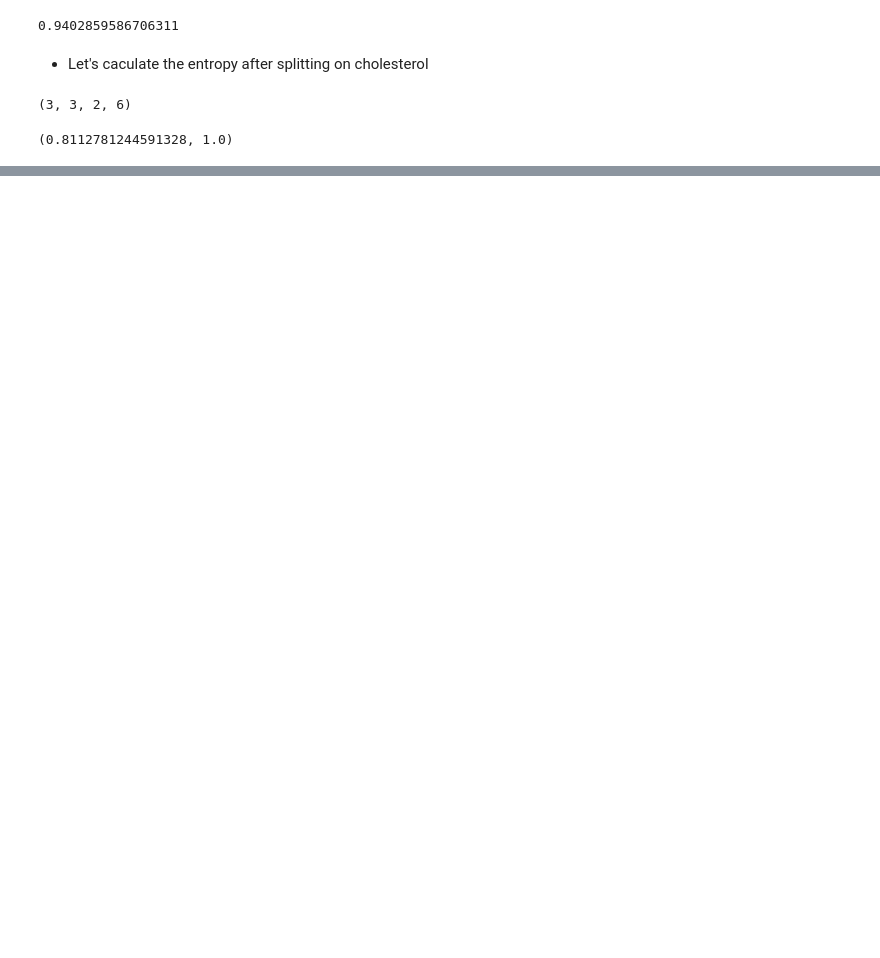
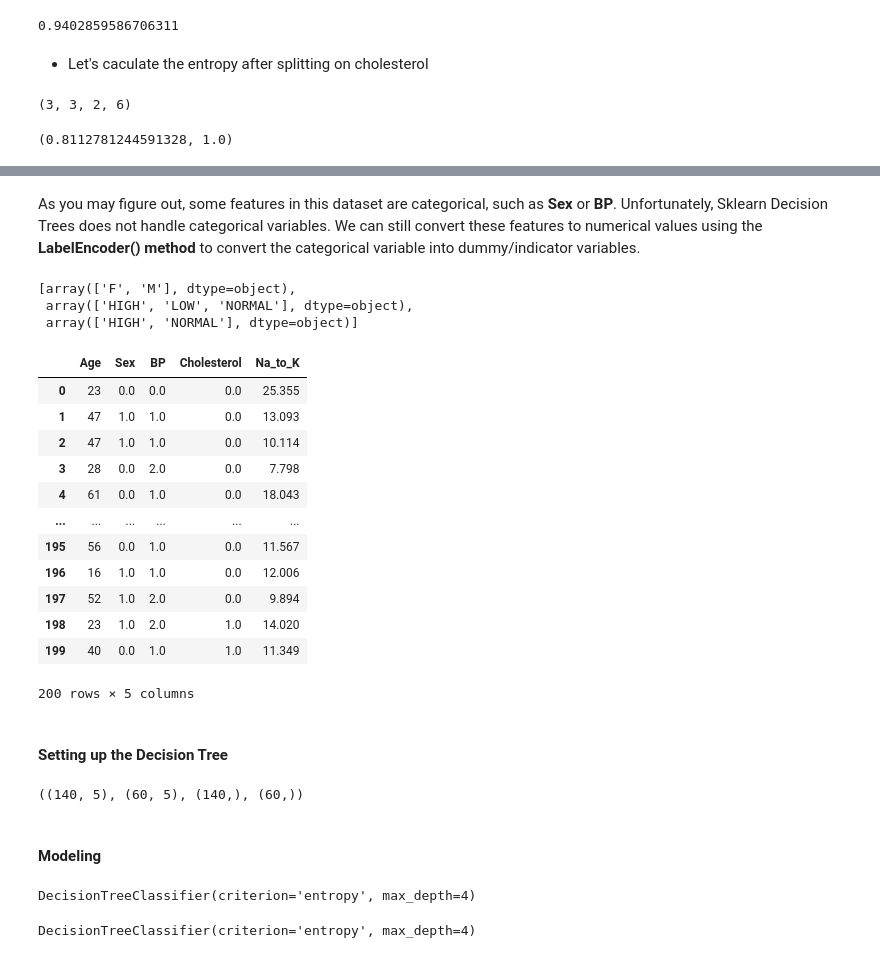
Before and after one commit to PaulToronto/IBM---AI-Engineering-Professional-Certificate, a Jupyter notebook: 1_3_Classification.ipynb, the cells around one changed output, grey strips where cells are left out. Saved outputs shown, nothing was run; the diff lists cells and outputs as text; code cells hidden in the pictures; blank space fills up the shorter version.

```diff
--- a/1_3_Classification.ipynb
+++ b/1_3_Classification.ipynb
@@ -720,0 +928,3 @@ entropy_normal, entropy_high
+# %%
+X = df2.drop('Drug', axis=1)
+X.head()
@@ -720,0 +949,46 @@ entropy_normal, entropy_high
+# %% [markdown]
+As you may figure out, some features in this dataset are categorical, such as **Sex** or **BP**. Unfortunately, Sklearn Decision Trees does not handle categorical variables. We can still convert these features to numerical values using the **LabelEncoder() method**
+to convert the categorical variable into dummy/indicator variables.
+# %%
+ord_enc = OrdinalEncoder()
+X[['Sex', 'BP', 'Cholesterol']] = ord_enc.fit_transform(X[['Sex', 'BP', 'Cholesterol']])
+ord_enc.categories_
+# %% [output]
+[array(['F', 'M'], dtype=object),
+ array(['HIGH', 'LOW', 'NORMAL'], dtype=object),
+ array(['HIGH', 'NORMAL'], dtype=object)]
+# %%
+X
+# %% [output]
+|  | Age | Sex | BP | Cholesterol | Na_to_K |
+| 0 | 23 | 0.0 | 0.0 | 0.0 | 25.355 |
+| 1 | 47 | 1.0 | 1.0 | 0.0 | 13.093 |
+| 2 | 47 | 1.0 | 1.0 | 0.0 | 10.114 |
+| 3 | 28 | 0.0 | 2.0 | 0.0 | 7.798 |
+| 4 | 61 | 0.0 | 1.0 | 0.0 | 18.043 |
+| ... | ... | ... | ... | ... | ... |
+| 195 | 56 | 0.0 | 1.0 | 0.0 | 11.567 |
+| 196 | 16 | 1.0 | 1.0 | 0.0 | 12.006 |
+| 197 | 52 | 1.0 | 2.0 | 0.0 | 9.894 |
+| 198 | 23 | 1.0 | 2.0 | 1.0 | 14.020 |
+| 199 | 40 | 0.0 | 1.0 | 1.0 | 11.349 |
+200 rows × 5 columns
+# %% [markdown]
+#### Setting up the Decision Tree
+# %%
+X_train, X_test, y_train, y_test = train_test_split(X, y, test_size=0.3, random_state=3)
+
+X_train.shape, X_test.shape, y_train.shape, y_test.shape
+# %% [output]
+((140, 5), (60, 5), (140,), (60,))
+# %% [markdown]
+#### Modeling
+# %%
+drugTree = DecisionTreeClassifier(criterion='entropy', max_depth=4)
+drugTree
+# %% [output]
+DecisionTreeClassifier(criterion='entropy', max_depth=4)
+# %%
+drugTree.fit(X_train, y_train)
+# %% [output]
+DecisionTreeClassifier(criterion='entropy', max_depth=4)
```
Also changed, not shown: parts of 40 cells of this notebook.
